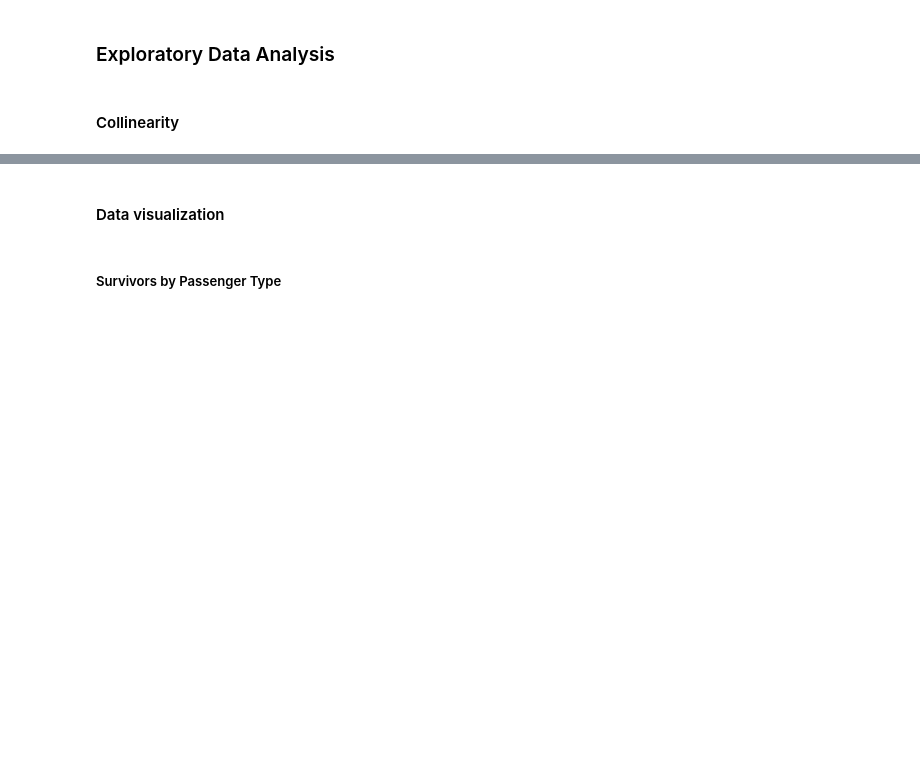
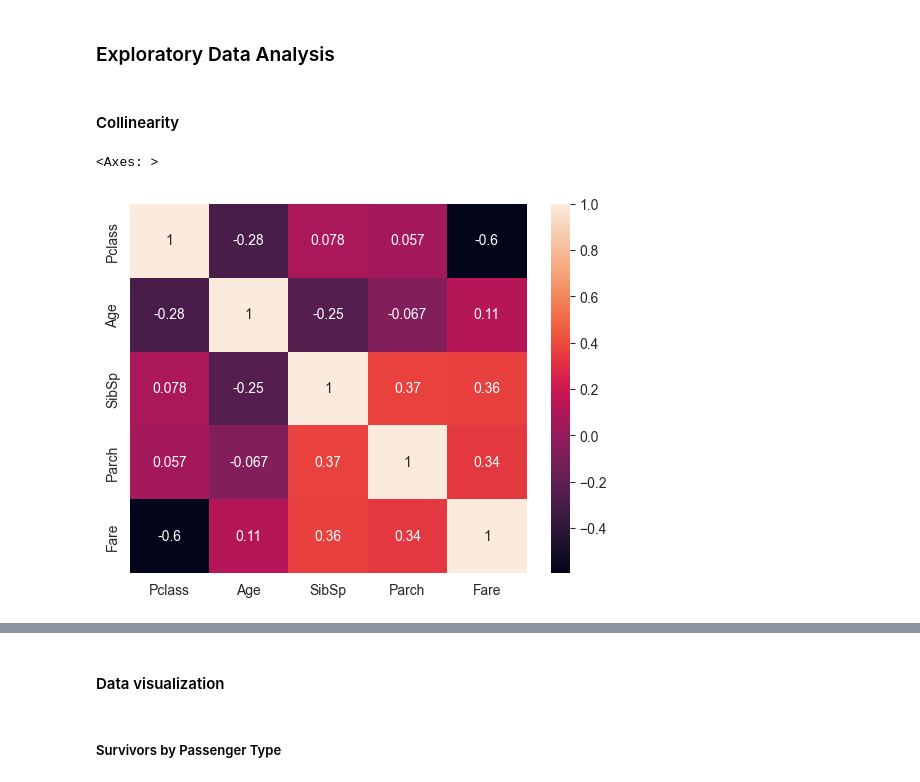
Before and after one commit to ishahzaibkhan/titanic_kaggle, a Jupyter notebook: main.ipynb, the cells around one changed output, grey strips where cells are left out. Saved outputs shown, nothing was run; the diff lists cells and outputs as text; code cells hidden in the pictures; blank space fills up the shorter version.

Commit message:
modified plots

```diff
--- a/main.ipynb
+++ b/main.ipynb
@@ -205,7 +191,10 @@ df[["PassengerId"]] = df[["PassengerId"]].astype("uint16")
 # %% [markdown]
 #### Collinearity
 # %%
-corr = df.select_dtypes("number").drop(columns=["survived"]).corr()
+corr = df.select_dtypes("number").drop(columns=["Survived", "PassengerId"]).corr()
 sns.heatmap(corr, annot=True)
+# %% [output]
+<Axes: >
+[figure, added]
 # %%
 df.info()
```
Also changed, not shown: parts of 4 cells of this notebook.
